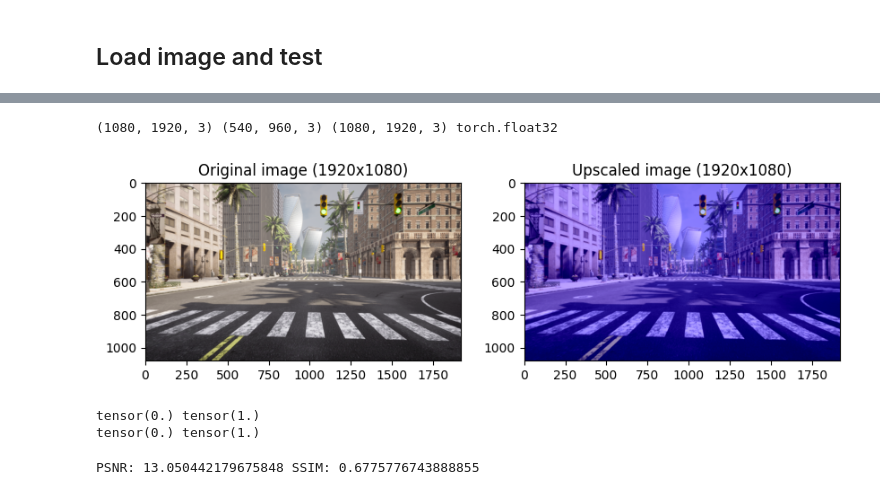
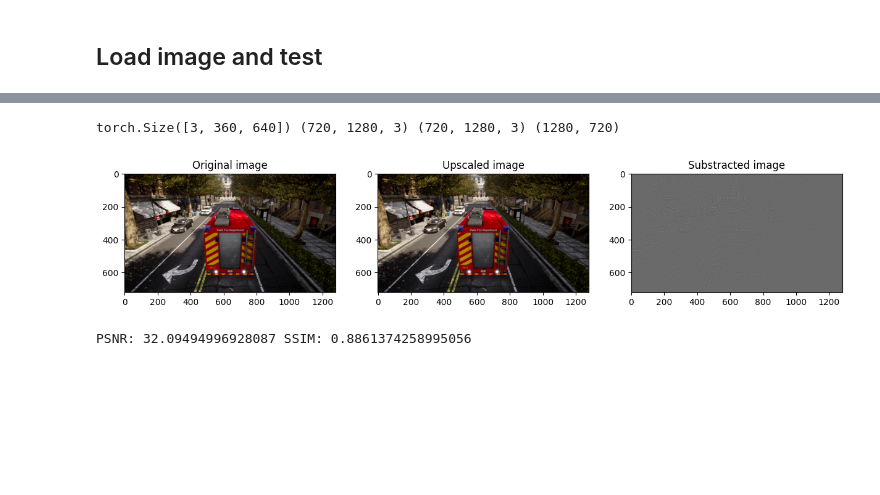
Before and after one commit to MightyCode/Super-Resolution-Project, a Jupyter notebook: test_model_on_image.ipynb, the cells around one changed output, grey strips where cells are left out. Saved outputs shown, nothing was run; the diff lists cells and outputs as text; code cells hidden in the pictures; blank space fills up the shorter version.

```diff
--- a/test_model_on_image.ipynb
+++ b/test_model_on_image.ipynb
@@ -74,8 +78,8 @@ image_transforme = transforms.Compose([
 # %%
 resources_path = "resources"
 
-image_path = os.path.join(resources_path, "test/1920x1080/00178.png")
-image = cv2.imread(image_path)
+image_path = os.path.join(resources_path, "example.png")
+image = torchUtil.norm_numpy_image(cv2.imread(image_path).astype(np.float32) / 255.0)
 image_size = (image.shape[1], image.shape[0])
 
 # divide image image by 2
@@ -83,8 +87,8 @@ resized_image = cv2.resize(image, (image_size[0] // 2, image_size[1] // 2))
 new_image_size = (resized_image.shape[1], resized_image.shape[0])
 
 # apply transform to image
-image_tensor = image_transforme(image)
-resized_tensor = image_transforme(resized_image)
+image_tensor = image_transforme(image).to(device)
+resized_tensor = image_transforme(resized_image).to(device)
 
 fig, ax = plt.subplots(1, 2, figsize=(10, 10))
 ax[0].imshow(torchUtil.tensor_to_image(image_tensor))
@@ -134,3 +138,11 @@ for i in range(num_rows):
+# %%
+from torchvision.transforms.v2 import Resize
+
+def resize_tensor(tensor, size):
+    return Resize(size, antialias=True)(tensor)
+
+def resize_tensor_to_numpy(tensor, size):
+    return torchUtil.tensor_to_numpy(resize_tensor(tensor, size))
 # %%
 # Make the model predict one patch
 patch_index = 0
@@ -159,38 +178,45 @@ Prediction tensor size torch.Size([3, 64, 64]) type torch.float32
 # %%
 #image_upscaled_torch = exp.net(resized_tensor.to(device)).squeeze(0).cpu()
 image_upscaled_torch = PatchImageTool.predict_image_from_image_patches(exp, image_size, resized_patches, device, patch_size=patch_size, sf=2)
-# Clip the value of torch tensor to 0-1
-image_upscaled_torch = torch.clamp(image_upscaled_torch, 0, 1)
 
 image_to_show = torchUtil.tensor_to_image(image_tensor)
 image_upscaled = torchUtil.tensor_to_image(image_upscaled_torch)
 
-print(image.shape, resized_image.shape, image_upscaled.shape, image_upscaled_torch.dtype)
+image_bilinear = resize_tensor_to_numpy(resized_tensor, (image_size[1], image_size[0]))
+
+print(resized_tensor.shape, torchUtil.tensor_to_numpy(image_tensor).shape, image_bilinear.shape, image_size)
+
+substract_image = torchUtil.norm_numpy_image(torchUtil.tensor_to_numpy(image_tensor) - image_bilinear)
 # %% [output]
-(1080, 1920, 3) (540, 960, 3) (1080, 1920, 3) torch.float32
+torch.Size([3, 360, 640]) (720, 1280, 3) (720, 1280, 3) (1280, 720)
 # %%
-fig, ax = plt.subplots(1, 2, figsize=(10, 10))
+# Show the original image, the predicted and the substracted image
+
+fig, ax = plt.subplots(1, 3, figsize=(15, 15))
 ax[0].imshow(image_to_show)
-ax[0].set_title(f"Original image ({image_size[0]}x{image_size[1]})")
+ax[0].set_title(f"Original image")
 
 ax[1].imshow(image_upscaled)
-ax[1].set_title(f"Upscaled image ({image_upscaled.shape[1]}x{image_upscaled.shape[0]})")
+ax[1].set_title(f"Upscaled image")
+
+ax[2].imshow(torchUtil.numpy_to_image(substract_image), vmin=substract_image.min(), vmax=substract_image.max())
+ax[2].set_title(f"Substracted image")
 
 plt.show()
-
-print(torch.min(image_tensor), torch.max(image_tensor))
-
-print(torch.min(image_upscaled_torch), torch.max(image_upscaled_torch))
 # %% [output]
-[figure, old version]
+[figure, new version]
-tensor(0.) tensor(1.)
-tensor(0.) tensor(1.)
 # %%
 # Compute PSNR and SSIM
 psnr = metrics.peak_signal_noise_ratio(torchUtil.tensor_to_numpy(image_tensor), torchUtil.tensor_to_numpy(image_upscaled_torch))
 ssim = metrics.structural_similarity(torchUtil.tensor_to_numpy(image_tensor), torchUtil.tensor_to_numpy(image_upscaled_torch), \
                                      win_size=7, data_range=1, multichannel=True, channel_axis=2)
 
-print(f"PSNR: {psnr} SSIM: {ssim}")
+print(f"Model PSNR: {psnr} SSIM: {ssim}")
+
+bilinear_psnr = metrics.peak_signal_noise_ratio(torchUtil.tensor_to_numpy(image_tensor), image_bilinear)
+bilinear_ssim = metrics.structural_similarity(torchUtil.tensor_to_numpy(image_tensor), image_bilinear, \
+                                     win_size=7, data_range=1, multichannel=True, channel_axis=2)
+
+print(f"Bilinear PSNR: {bilinear_psnr} SSIM: {bilinear_ssim}")
 # %% [output]
-PSNR: 13.050442179675848 SSIM: 0.6775776743888855
+PSNR: 32.09494996928087 SSIM: 0.8861374258995056
```
Also changed, not shown: parts of 5 cells of this notebook, 3 other files.
